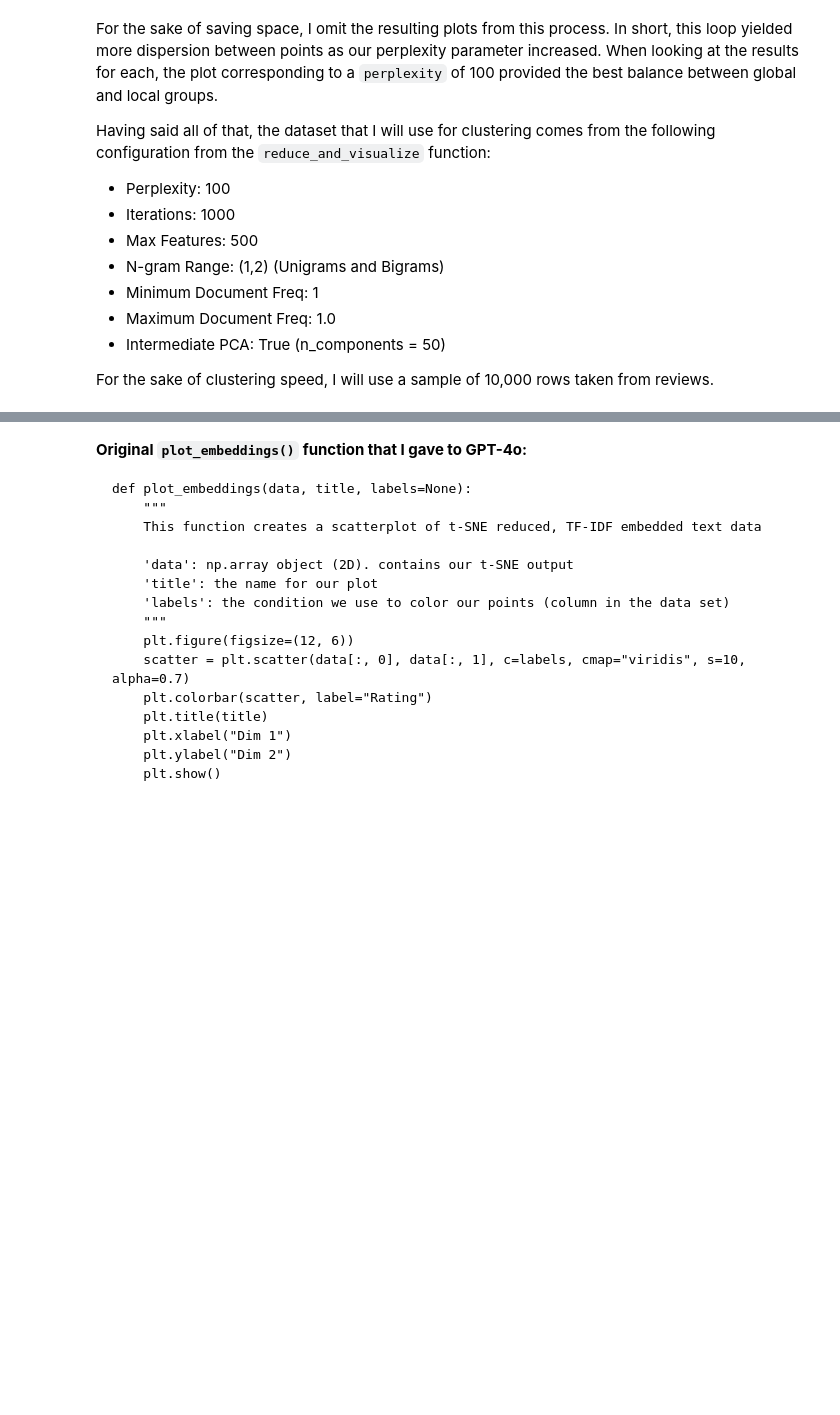
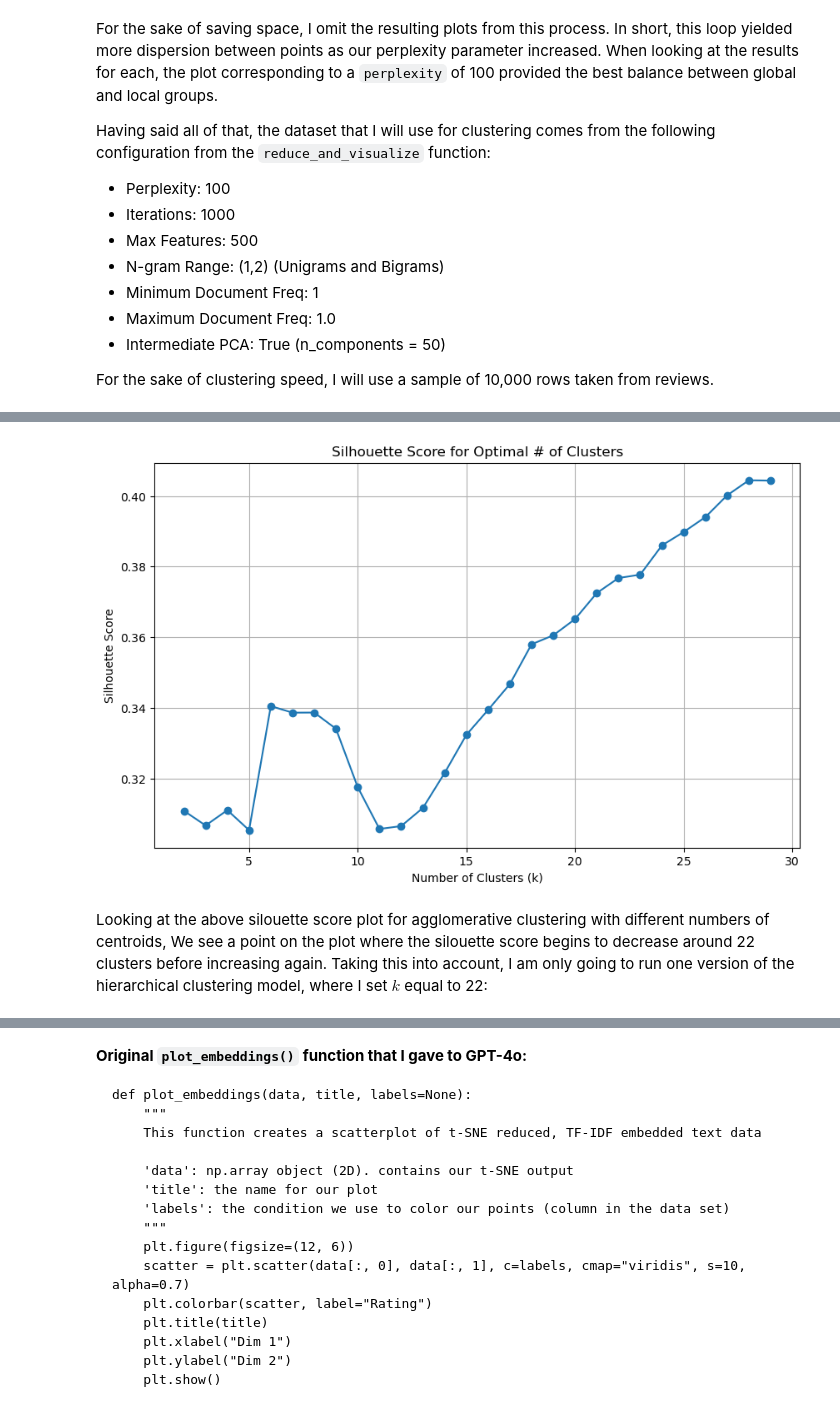
Before and after one commit to sm110101/portfolio_site, a Jupyter notebook: technical-details/unsupervised-learning/main.ipynb, the cells around one changed output, grey strips where cells are left out. Drawn from its saved outputs; the diff is of its cells as text; code cells hidden in the pictures; blank space fills up the shorter version.

```diff
--- a/technical-details/unsupervised-learning/main.ipynb
+++ b/technical-details/unsupervised-learning/main.ipynb
@@ -499,0 +568,7 @@ silhouette_avg = []
+# %%
+# Running KMeans with optimal # of clusters
+possible_ks = [10,15,20,25]
+
+for k in possible_ks:
+    kmeans = KMeans(n_clusters=k, random_state=5000)
+    reduced_df[f"KMeans_{k}_Clusters"] = kmeans.fit_predict(reduced_df[['Dim1', 'Dim2']])
@@ -499,0 +590,25 @@ silhouette_avg = []
+# %%
+# Initialize Silouette Score list
+silhouette_avg = []
+
+# Loop over different clusters
+for k in k_clusters:
+    # initializing agglomerative clutering object
+    agglo = AgglomerativeClustering(n_clusters=k)
+    # pulling cluster labels
+    cluster_labels = agglo.fit_predict(reduced_df[['Dim1', 'Dim2']])
+    # Append silouette score to list
+    silhouette_avg.append(silhouette_score(reduced_df[['Dim1', 'Dim2']], cluster_labels))
+
+# Plot silouette scores
+plt.figure(figsize=(10, 6))
+plt.plot(k_clusters, silhouette_avg, marker='o')
+plt.title('Silhouette Score for Optimal # of Clusters')
+plt.xlabel('Number of Clusters (k)')
+plt.ylabel('Silhouette Score')
+plt.grid(True)
+plt.show()
+# %% [output]
+[figure, added]
+# %% [markdown]
+Looking at the above silouette score plot for agglomerative clustering with different numbers of centroids, We see a point on the plot where the silouette score begins to decrease around 22 clusters before increasing again. Taking this into account, I am only going to run one version of the hierarchical clustering model, where I set $k$ equal to 22:
```
Also changed, not shown: parts of 18 cells of this notebook, 26 other files.
